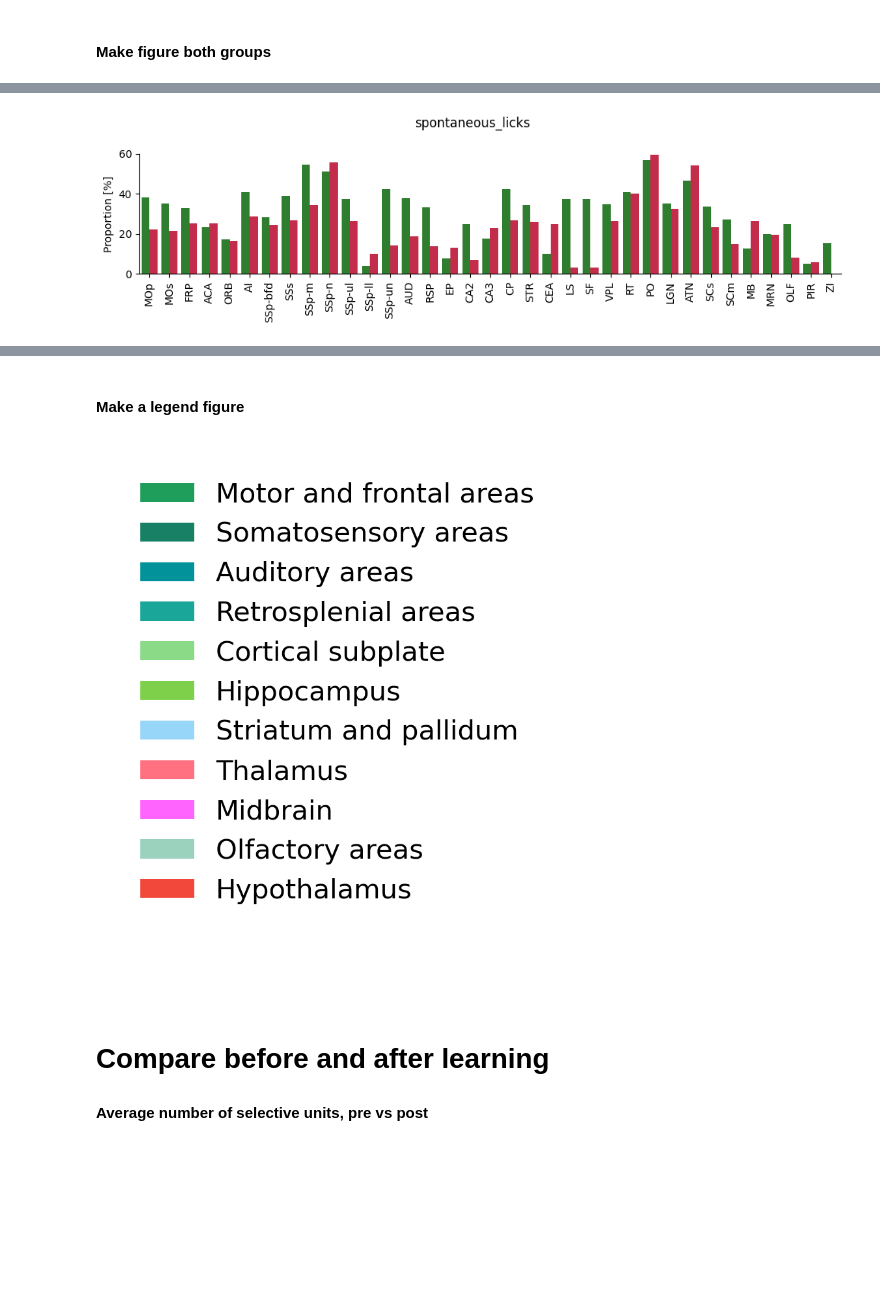
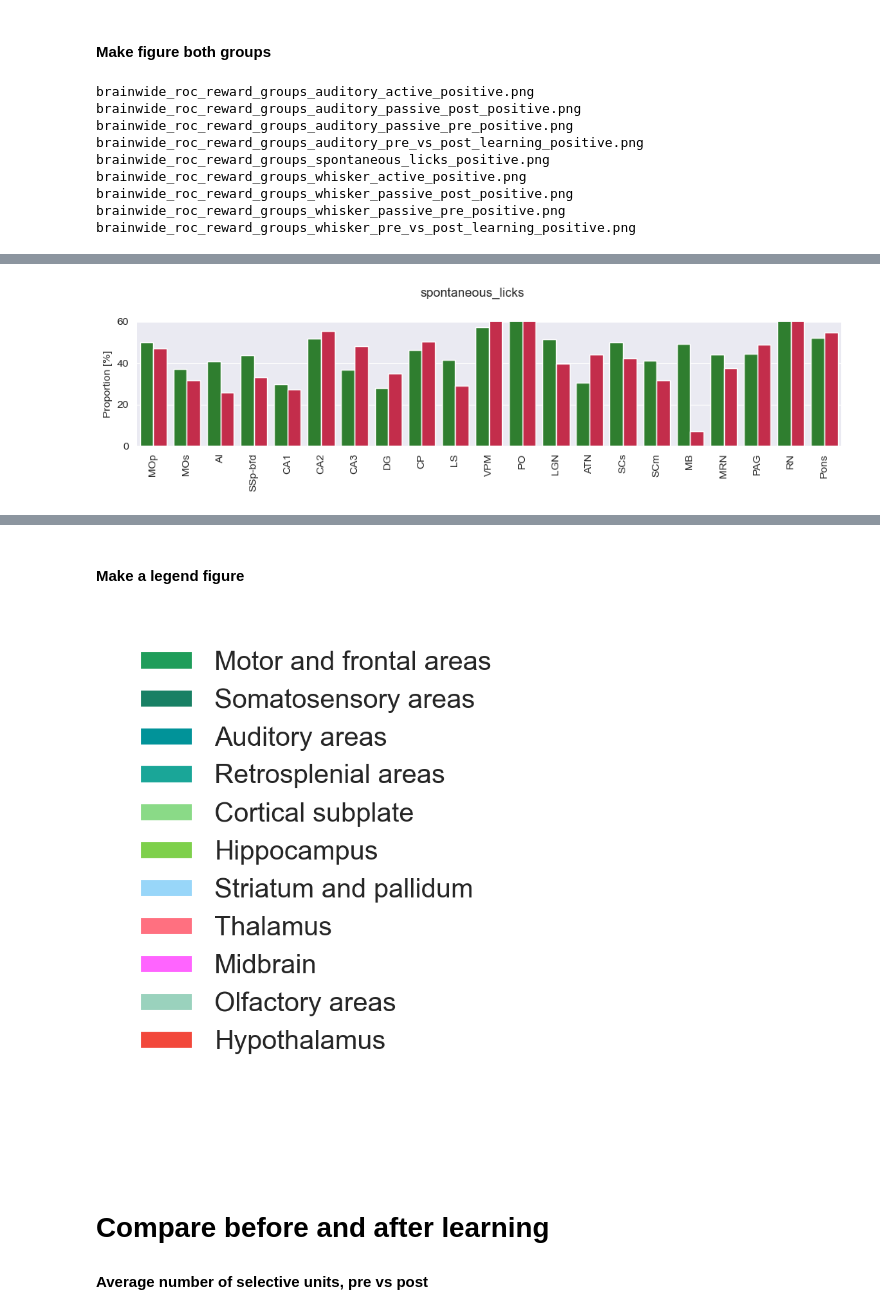
Before and after one commit to LSENS-BMI-EPFL/unit_spikes_analysis, a Jupyter notebook: notebooks/roc_analysis_new.ipynb, the cells around one changed output, grey strips where cells are left out. Saved outputs shown, nothing was run; the diff lists cells and outputs as text; code cells hidden in the pictures; blank space fills up the shorter version.

```diff
--- a/notebooks/roc_analysis_new.ipynb
+++ b/notebooks/roc_analysis_new.ipynb
@@ -12,15 +12,15 @@ import matplotlib.colors as mc
 #from statannotations.Annotator import Annotator
 import allen_utils as allen
 # %%
-FIGURE_PATH = r'M:\analysis\Axel_Bisi\results\roc_analysis'
+FIGURE_PATH = r'M:\analysis\Myriam_Hamon\results\roc_analysis'
 # %% [markdown]
 # Load ROC data for all mice
 #### Find all files:
 # %%
-mouse_info_path = os.path.join('\\\\sv-nas1.rcp.epfl.ch', 'Petersen-Lab', 'analysis','Axel_Bisi', 'mice_info')
+mouse_info_path = os.path.join('\\\\sv-nas1.rcp.epfl.ch', 'Petersen-Lab', 'analysis','Myriam_Hamon', 'mice_info')
 mouse_info_df = pd.read_excel(os.path.join(mouse_info_path, 'mouse_reference_weight.xlsx')) # load mouse info file
 
-data_path = os.path.join('\\\\sv-nas1.rcp.epfl.ch', 'Petersen-Lab', 'analysis', 'Axel_Bisi', 'results')
+data_path = os.path.join('\\\\sv-nas1.rcp.epfl.ch', 'Petersen-Lab', 'analysis', 'Myriam_Hamon', 'results')
 roc_results_files = glob.glob(os.path.join(data_path, '**', '*_roc_results.csv'), recursive=True) # find all roc results files
 # %%
 print('Number of ROC files', len(roc_results_files))
@@ -31,6 +31,8 @@ Number of ROC files 42
 # %%
 roc_df = pd.concat([pd.read_csv(f) for f in roc_results_files], ignore_index=True) # concatenate all roc results files
 # Use the reward group column of mouse_info_df to add the reward group to roc_df
+mouse_info_df = mouse_info_df.rename(columns={'mouse_name': 'mouse_id'})
+
 roc_df = roc_df.merge(mouse_info_df[['mouse_id', 'reward_group']], on='mouse_id', how='left')
 print('Present mice:', roc_df['mouse_id'].unique(), 'Number of mice', roc_df['mouse_id'].nunique(), 'per reward group',  roc_df.groupby('reward_group')['mouse_id'].nunique())
 print(roc_df['analysis_type'].unique())
@@ -538,6 +552,16 @@ for anal_type in roc_df_shared_areas_perc_both['analysis_type'].unique():
     g.tight_layout()
     g.set_xticklabels(rotation=90)
 
-    figname = f'brainwide_roc_reward_groups_{anal_type}_{suffix}.svg'
+    figname = f'brainwide_roc_reward_groups_{anal_type}_{suffix}.png'
+    print(figname)
     g.savefig(os.path.join(FIGURE_PATH, figname))
 # %% [output]
+brainwide_roc_reward_groups_auditory_active_positive.png
+brainwide_roc_reward_groups_auditory_passive_post_positive.png
+brainwide_roc_reward_groups_auditory_passive_pre_positive.png
+brainwide_roc_reward_groups_auditory_pre_vs_post_learning_positive.png
+brainwide_roc_reward_groups_spontaneous_licks_positive.png
+brainwide_roc_reward_groups_whisker_active_positive.png
+brainwide_roc_reward_groups_whisker_passive_post_positive.png
+brainwide_roc_reward_groups_whisker_passive_pre_positive.png
+brainwide_roc_reward_groups_whisker_pre_vs_post_learning_positive.png
@@ -548 +572 @@ for anal_type in roc_df_shared_areas_perc_both['analysis_type'].unique():
-[figure, old version]
+[figure, new version]
@@ -615,7 +639,7 @@ fig.savefig(os.path.join(FIGURE_PATH, figname), dpi=300, bbox_inches='tight')
 figname = 'allen_area_group_legend.svg'
 fig.savefig(os.path.join(FIGURE_PATH, figname), dpi=300, bbox_inches='tight')
 # %% [output]
-[figure, old version]
+[figure, new version]
 # %% [markdown]
 # Compare before and after learning
 #### Average number of selective units, pre vs post
```
Also changed, not shown: parts of 24 cells of this notebook, 4 other files.
